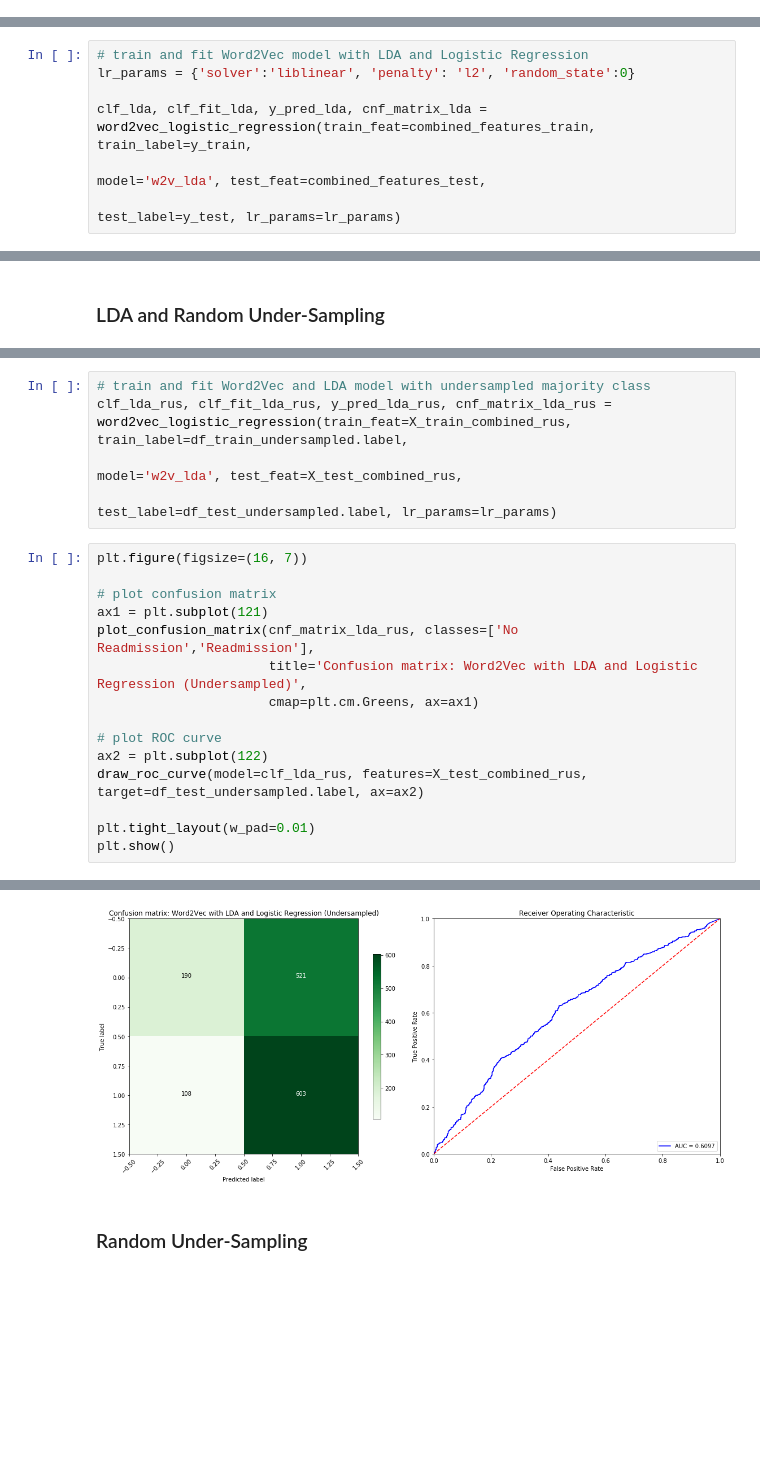
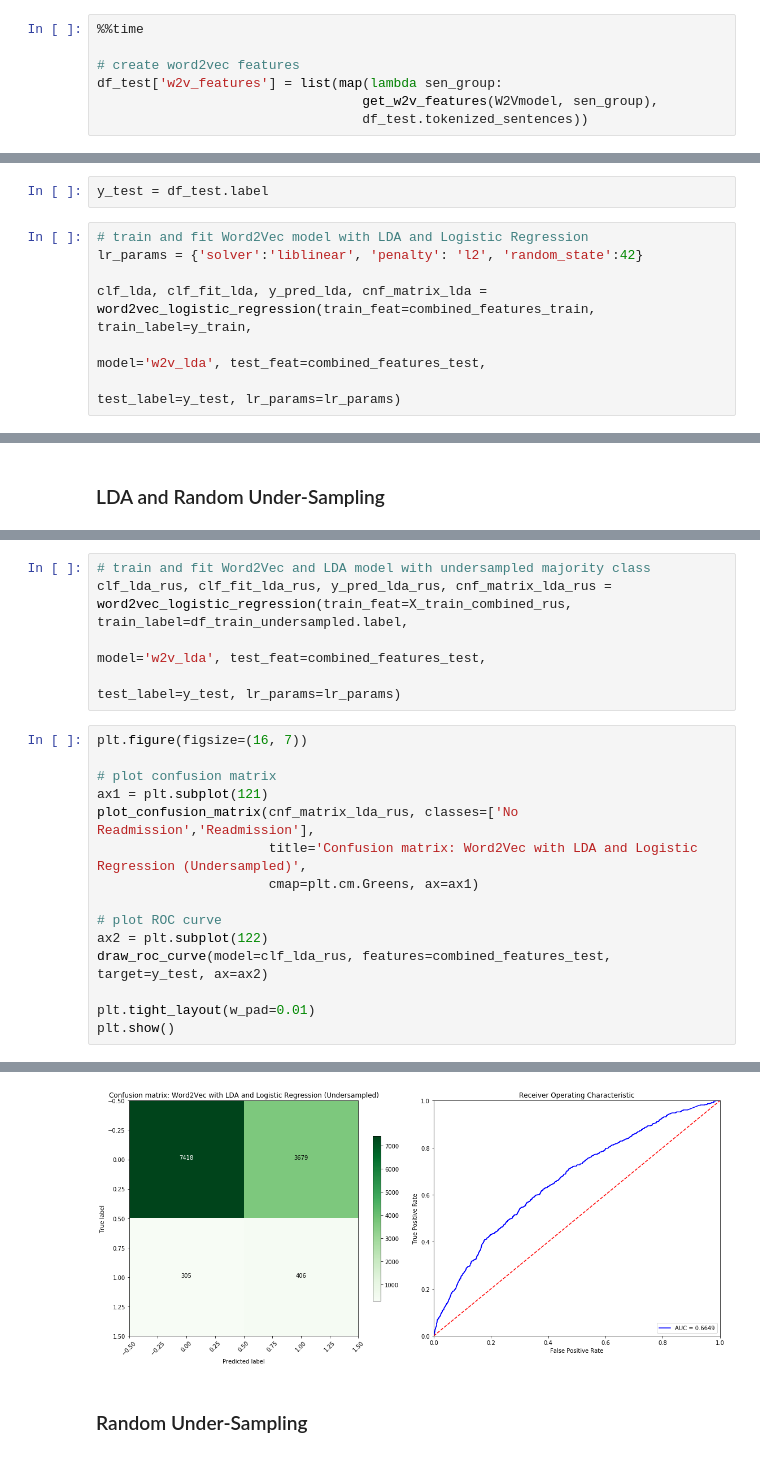
Before and after one commit to TheeChris/hospital_readmission, a Jupyter notebook: Predictive_Modeling.ipynb, the cells around one changed output, grey strips where cells are left out. Drawn from its saved outputs; the diff is of its cells as text; blank space fills up the shorter version.

Commit message:
add word2vec models

```diff
--- a/Predictive_Modeling.ipynb
+++ b/Predictive_Modeling.ipynb
@@ -243,0 +495,7 @@ X_test_w2v = np.array(list(map(np.array, df_test.w2v_features)))
+# %%
+%%time
+
+# create word2vec features
+df_test['w2v_features'] = list(map(lambda sen_group:
+                                  get_w2v_features(W2Vmodel, sen_group),
+                                  df_test.tokenized_sentences))
@@ -255,6 +519,8 @@ X_test_w2v = np.array(list(map(np.array, w2v_features_test)))
+# %%
+y_test = df_test.label
 # %%
 # train and fit Word2Vec model with LDA and Logistic Regression
-lr_params = {'solver':'liblinear', 'penalty': 'l2', 'random_state':0}
+lr_params = {'solver':'liblinear', 'penalty': 'l2', 'random_state':42}
 
 clf_lda, clf_fit_lda, y_pred_lda, cnf_matrix_lda = word2vec_logistic_regression(train_feat=combined_features_train, train_label=y_train,
                                                                                 model='w2v_lda', test_feat=combined_features_test,
@@ -296,8 +561,8 @@ X_test_combined_rus = np.append(X_test_lda_rus, X_test_w2v_rus, axis=1)
 # %%
 # train and fit Word2Vec and LDA model with undersampled majority class
 clf_lda_rus, clf_fit_lda_rus, y_pred_lda_rus, cnf_matrix_lda_rus = word2vec_logistic_regression(train_feat=X_train_combined_rus, train_label=df_train_undersampled.label,
-                                                                                                model='w2v_lda', test_feat=X_test_combined_rus,
-                                                                                                test_label=df_test_undersampled.label, lr_params=lr_params)
+                                                                                                model='w2v_lda', test_feat=combined_features_test,
+                                                                                                test_label=y_test, lr_params=lr_params)
 # %%
 plt.figure(figsize=(16, 7))
 
@@ -309,7 +574,7 @@ plot_confusion_matrix(cnf_matrix_lda_rus, classes=['No Readmission','Readmission
 
 # plot ROC curve
 ax2 = plt.subplot(122)
-draw_roc_curve(model=clf_lda_rus, features=X_test_combined_rus, target=df_test_undersampled.label, ax=ax2)
+draw_roc_curve(model=clf_lda_rus, features=combined_features_test, target=y_test, ax=ax2)
 
 plt.tight_layout(w_pad=0.01)
 plt.show()
@@ -320,4 +585,4 @@ Confusion matrix, without normalization
-[figure, old version]
+[figure, new version]
 # %% [markdown]
 ### Random Under-Sampling
 # %%
```
Also changed, not shown: parts of 50 cells of this notebook.
